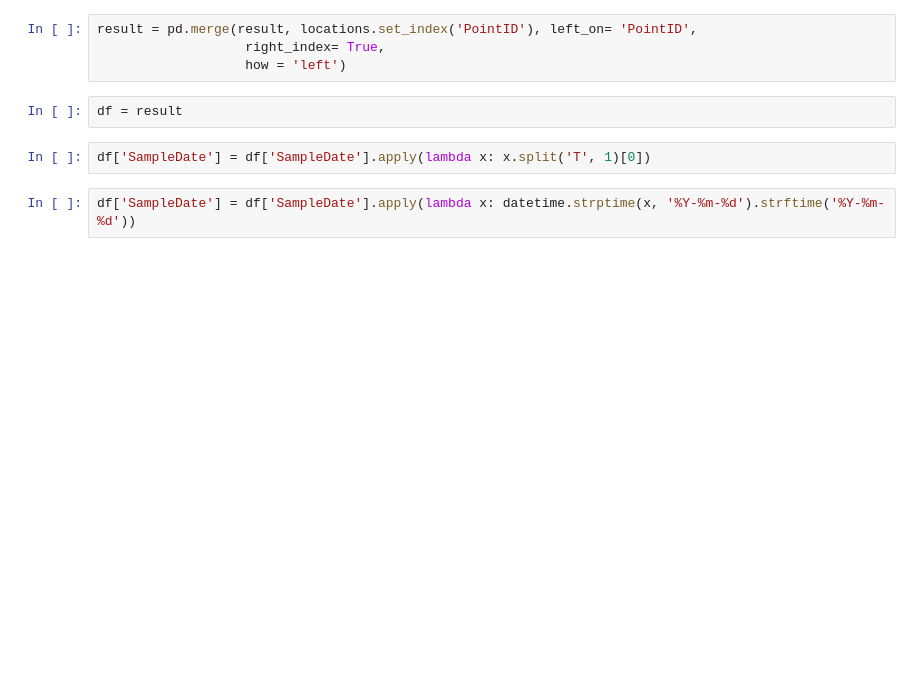
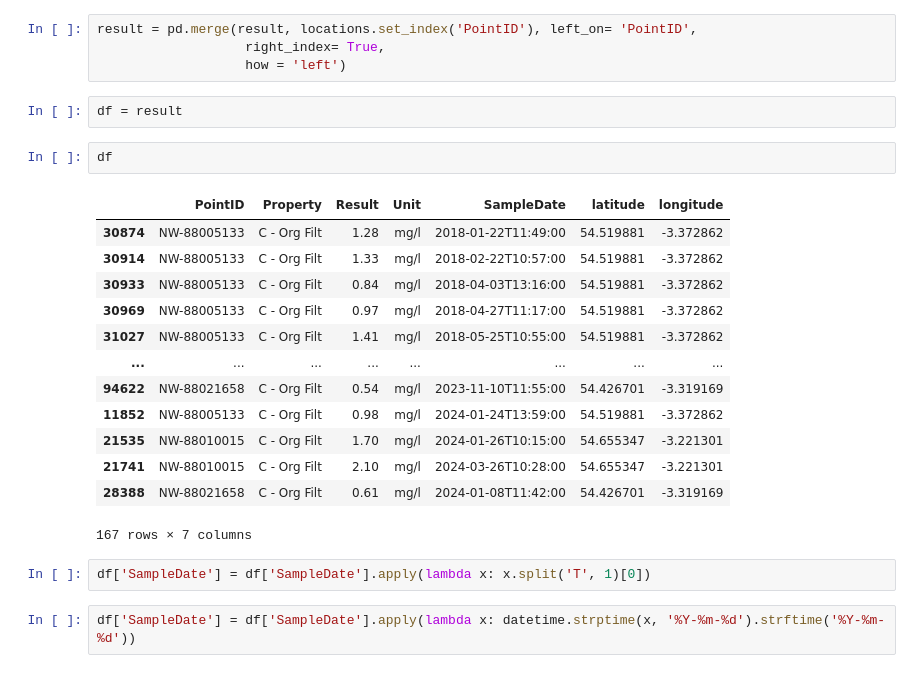
Before and after one commit to kobujak/water_quality, a Jupyter notebook: points_calculation.ipynb, the cells around one changed output. Saved outputs shown, nothing was run; the diff lists cells and outputs as text; blank space fills up the shorter version.

```diff
--- a/points_calculation.ipynb
+++ b/points_calculation.ipynb
@@ -43,6 +43,22 @@ result = pd.merge(result, locations.set_index('PointID'), left_on= 'PointID',
                    how = 'left')
 # %%
 df = result
+# %%
+df
+# %% [output]
+|  | PointID | Property | Result | Unit | SampleDate | latitude | longitude |
+| 30874 | NW-88005133 | C - Org Filt | 1.28 | mg/l | 2018-01-22T11:49:00 | 54.519881 | -3.372862 |
+| 30914 | NW-88005133 | C - Org Filt | 1.33 | mg/l | 2018-02-22T10:57:00 | 54.519881 | -3.372862 |
+| 30933 | NW-88005133 | C - Org Filt | 0.84 | mg/l | 2018-04-03T13:16:00 | 54.519881 | -3.372862 |
+| 30969 | NW-88005133 | C - Org Filt | 0.97 | mg/l | 2018-04-27T11:17:00 | 54.519881 | -3.372862 |
+| 31027 | NW-88005133 | C - Org Filt | 1.41 | mg/l | 2018-05-25T10:55:00 | 54.519881 | -3.372862 |
+| ... | ... | ... | ... | ... | ... | ... | ... |
+| 94622 | NW-88021658 | C - Org Filt | 0.54 | mg/l | 2023-11-10T11:55:00 | 54.426701 | -3.319169 |
+| 11852 | NW-88005133 | C - Org Filt | 0.98 | mg/l | 2024-01-24T13:59:00 | 54.519881 | -3.372862 |
+| 21535 | NW-88010015 | C - Org Filt | 1.70 | mg/l | 2024-01-26T10:15:00 | 54.655347 | -3.221301 |
+| 21741 | NW-88010015 | C - Org Filt | 2.10 | mg/l | 2024-03-26T10:28:00 | 54.655347 | -3.221301 |
+| 28388 | NW-88021658 | C - Org Filt | 0.61 | mg/l | 2024-01-08T11:42:00 | 54.426701 | -3.319169 |
+167 rows × 7 columns
 # %%
 df['SampleDate'] = df['SampleDate'].apply(lambda x: x.split('T', 1)[0])
 # %%
```
Also changed, not shown: parts of 3 cells of this notebook, 4 other files.
